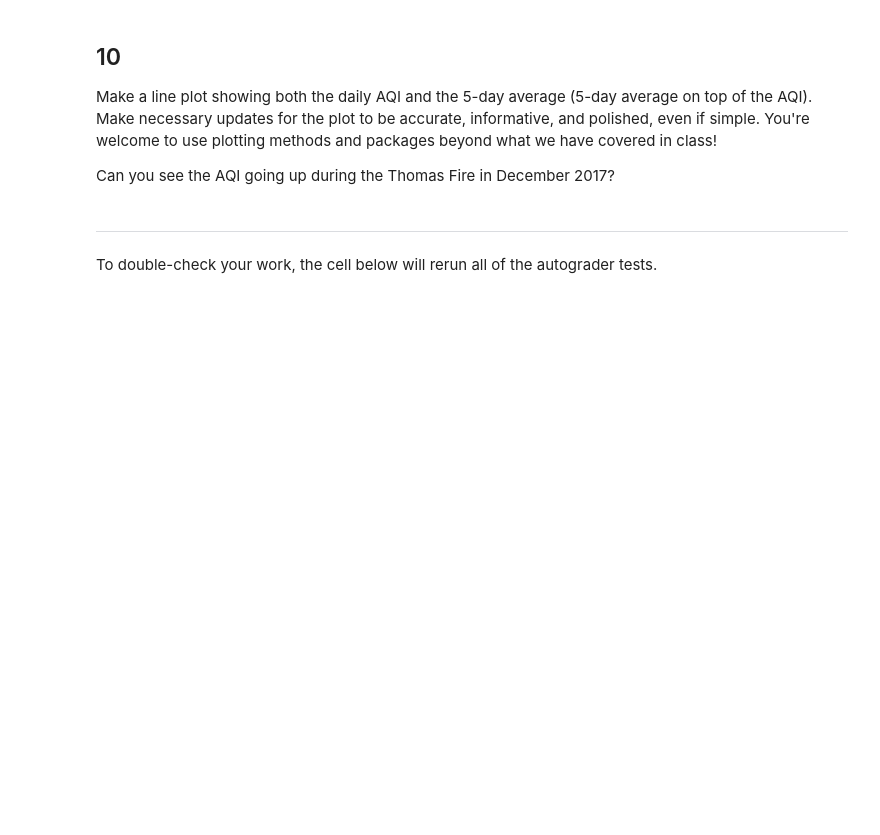
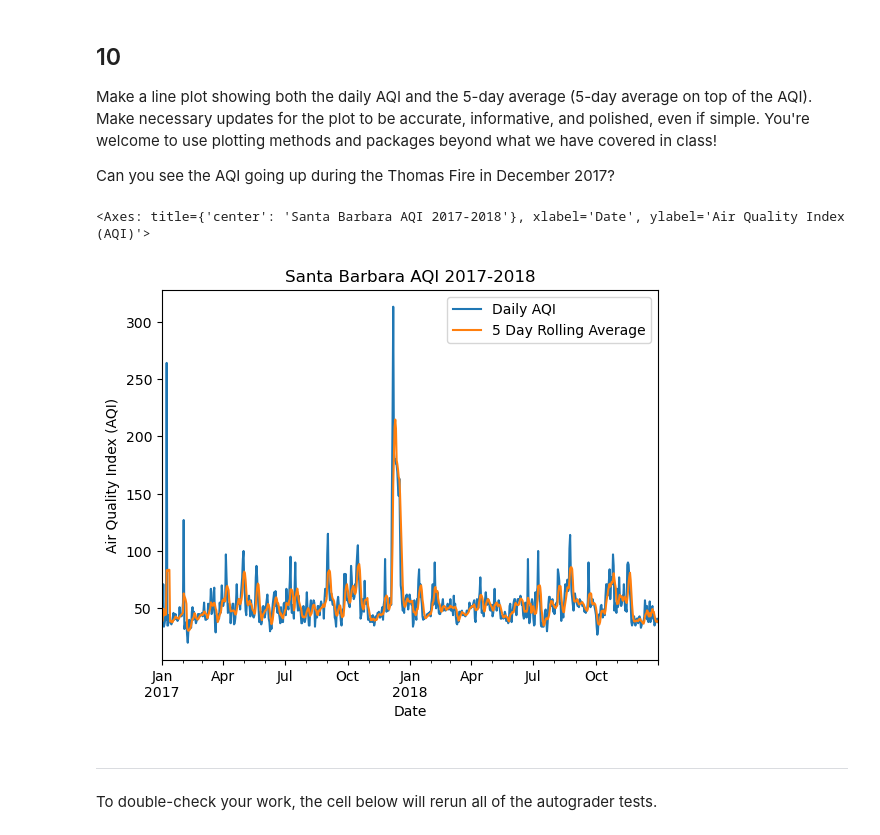
Before and after one commit to ssoriano22/eds220-hwk2, a Jupyter notebook: task3/hwk2-task3-aqi.ipynb, the cells around one changed output. Saved outputs shown, nothing was run; the diff lists cells and outputs as text; code cells hidden in the pictures; blank space fills up the shorter version.

```diff
--- a/task3/hwk2-task3-aqi.ipynb
+++ b/task3/hwk2-task3-aqi.ipynb
@@ -365,3 +330,6 @@ aqi_sb
+# %%
+# Create new column in existing aqi_sb df for 5D rolling average
+aqi_sb['five_day_average'] = rolling_average
 # %%
 grader.check("q9")
 # %% [output]
@@ -389,6 +341,18 @@ q9 results:
 Make a line plot showing both the daily AQI and the 5-day average (5-day average on top of the AQI). Make necessary updates for the plot to be accurate, informative, and polished, even if simple. You're welcome to use plotting methods and packages beyond what we have covered in class!
 
 Can you see the AQI going up during the Thomas Fire in December 2017?
+# %%
+# Plot daily and 5D average AQI as separate lines on one plot
+(aqi_sb.rename(columns = {'aqi':'Daily AQI',
+                         'five_day_average':'5 Day Rolling Average'})
+        .plot(kind = 'line',
+              y = ['Daily AQI','5 Day Rolling Average'],
+              title = 'Santa Barbara AQI 2017-2018',
+              xlabel = 'Date',
+              ylabel = 'Air Quality Index (AQI)'))
+# %% [output]
+<Axes: title={'center': 'Santa Barbara AQI 2017-2018'}, xlabel='Date', ylabel='Air Quality Index (AQI)'>
+[figure, added]
 # %% [markdown]
 ---
 
```
Also changed, not shown: parts of 4 cells of this notebook.
